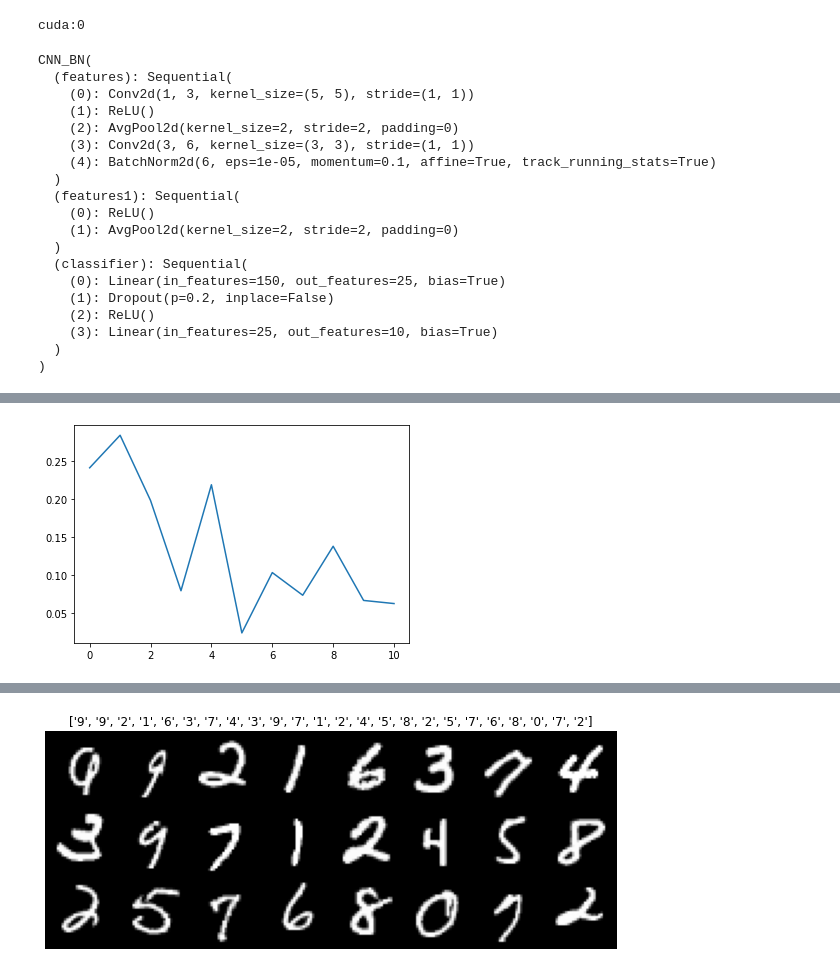
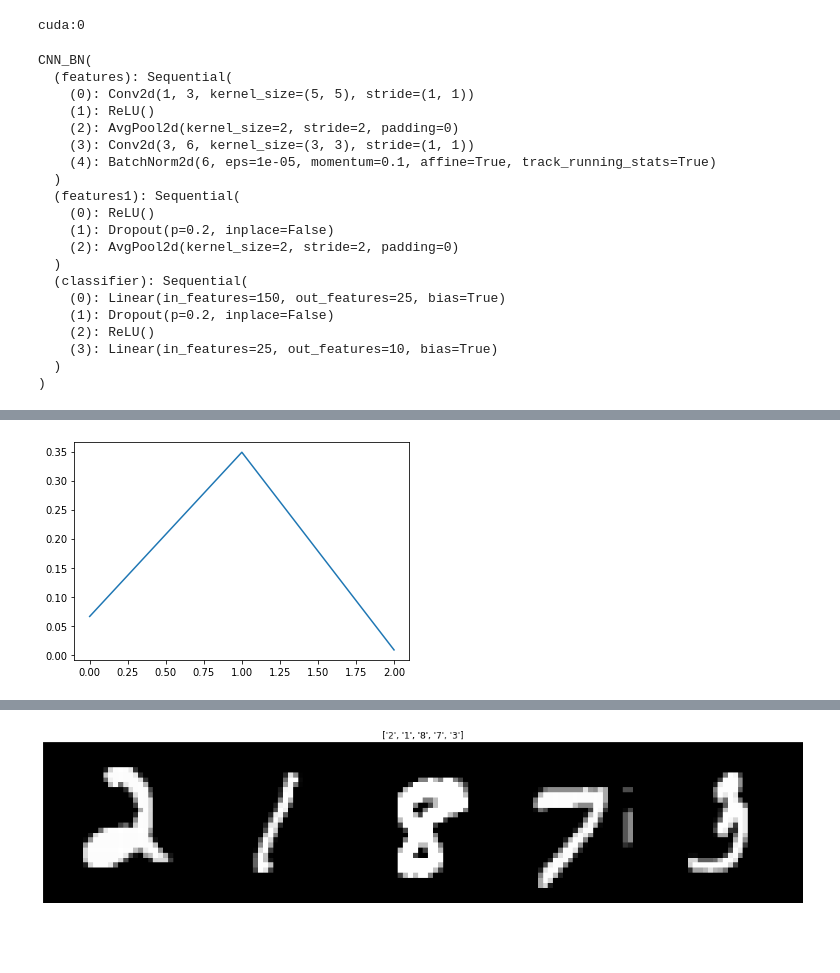
Before and after one commit to AdarshBT18/MyRep, a Jupyter notebook: PyTorch_MNIST_Prediction.ipynb, the cells around one changed output, grey strips where cells are left out. Drawn from its saved outputs; the diff is of its cells as text; code cells hidden in the pictures; blank space fills up the shorter version.

```diff
--- a/PyTorch_MNIST_Prediction.ipynb
+++ b/PyTorch_MNIST_Prediction.ipynb
@@ -57,5 +70,5 @@ images, labels = show_batch_images(trainloader)
 # %%
-batch_size = 24
+batch_size = 5
 trainset = torchvision.datasets.MNIST(root='./data', train=True,
                                         download=True,
                                         transform=transforms.ToTensor())
@@ -114,6 +127,7 @@ class CNN_BN(nn.Module):
         )
         self.features1 = nn.Sequential(
             nn.ReLU(),
+            torch.nn.Dropout(0.2),
             nn.AvgPool2d(2, stride=2)   # (N, 6, 10, 10) -> (N,  6, 5, 5)
         )
         self.classifier = nn.Sequential(
@@ -143,7 +157,8 @@ CNN_BN(
   )
   (features1): Sequential(
     (0): ReLU()
-    (1): AvgPool2d(kernel_size=2, stride=2, padding=0)
+    (1): Dropout(p=0.2, inplace=False)
+    (2): AvgPool2d(kernel_size=2, stride=2, padding=0)
   )
   (classifier): Sequential(
     (0): Linear(in_features=150, out_features=25, bias=True)
@@ -159,7 +174,7 @@ opt_bn = optim.SGD(model_bn.parameters(), lr=0.01)
 %%time
 loss_bn_arr = []
 
-max_epochs = 11
+max_epochs = 3
 
 for epoch in range(max_epochs):
 
@@ -196 +203 @@ Epoch: 10/11, Test acc: 96.77, Train acc: 96.85
-[figure, old version]
+[figure, new version]
@@ -215,4 +222,4 @@ def show_batch_images(testloader):
 
 images, labels = show_batch_images(testloader)
 # %% [output]
-[figure, old version]
+[figure, new version]
```
Also changed, not shown: parts of 7 cells of this notebook.
